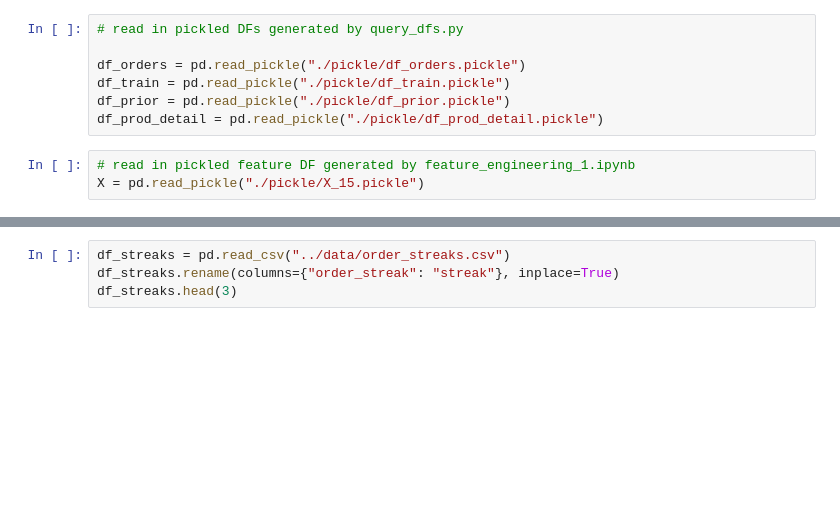
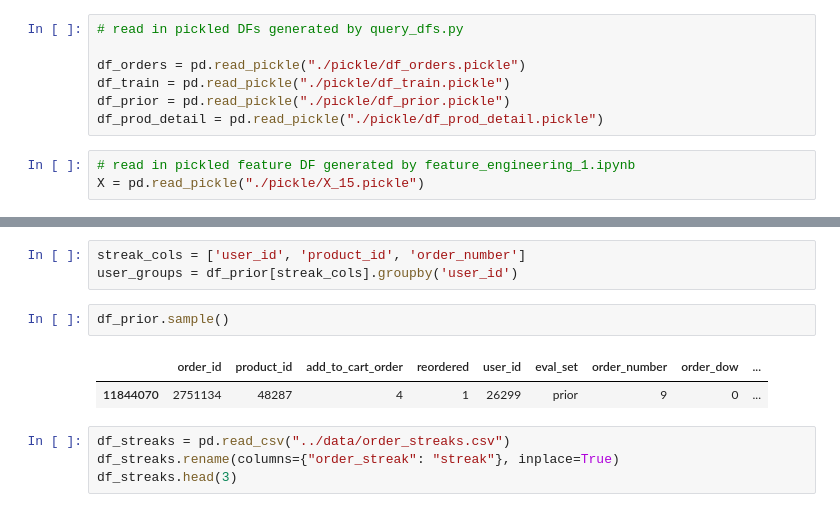
Before and after one commit to edubu2/metis-project3, a Jupyter notebook: code/feature_engineering_3.ipynb, the cells around one changed output, grey strips where cells are left out. Drawn from its saved outputs; the diff is of its cells as text; blank space fills up the shorter version.

```diff
--- a/code/feature_engineering_3.ipynb
+++ b/code/feature_engineering_3.ipynb
@@ -36,3 +48,11 @@ X.sample(2)
+# %%
+streak_cols = ['user_id', 'product_id', 'order_number']
+user_groups = df_prior[streak_cols].groupby('user_id')
+# %%
+df_prior.sample()
+# %% [output]
+|  | order_id | product_id | add_to_cart_order | reordered | user_id | eval_set | order_number | order_dow | ... |
+| 11844070 | 2751134 | 48287 | 4 | 1 | 26299 | prior | 9 | 0 | ... |
 # %%
 df_streaks = pd.read_csv("../data/order_streaks.csv")
 df_streaks.rename(columns={"order_streak": "streak"}, inplace=True)
```
Also changed, not shown: parts of 7 cells of this notebook, 1 other file.
